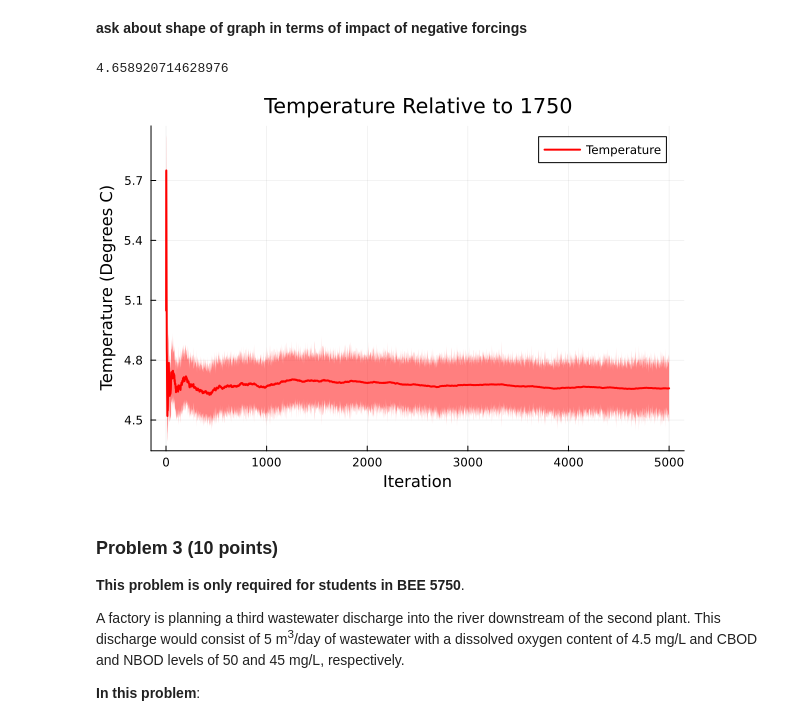
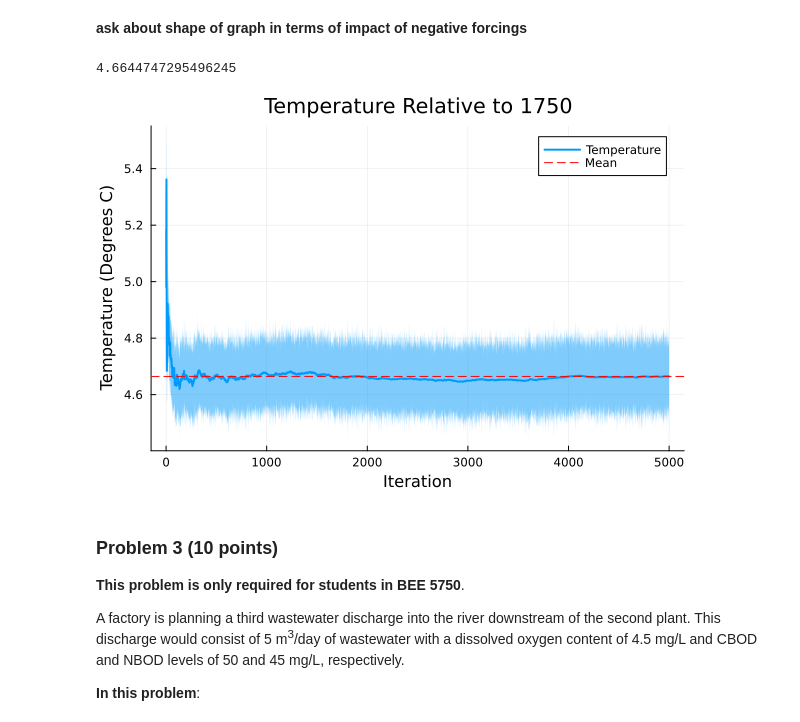
Before and after one commit to BEE4750-FA24/hw3-last-three-braincells, a Jupyter notebook: hw03.ipynb, the cells around one changed output. Cells and saved outputs as stored; diff of their text form; code cells hidden in the pictures.

Commit message:
added mean to last graph

```diff
--- a/hw03.ipynb
+++ b/hw03.ipynb
@@ -397,43 +397,44 @@ plot(t, T_vec, label="Temperature", xlabel = "Year", ylabel = "Temperature (Degr
 # %% [markdown]
 **ask about shape of graph in terms of impact of negative forcings**
 # %%
-function MC_simulate_T(F, delta_t, C, n, forcing_total)
+function MC_simulate_T(delta_t, C, n, forcing_total)
     T_vec = zeros(length(forcing_total))
     T_2100 = zeros(n)
     lambda_dist = LogNormal(log(2.1),(log(2)/4))
     st_dev = zeros(length(forcing_total))
     st_dev[1] = 0
     st_dev_2100 = zeros(n)
     for k = 1:n
         lambda_sample = rand(lambda_dist)
         for i = 2:length(forcing_total)
             F = forcing_total[i]
             T_vec[i] = T_vec[i-1] + (delta_t/C)*(F-lambda_sample*T_vec[i-1])
             st_dev[i] = std(T_vec[1:i]) / sqrt(i)
         end
         T_2100[k] = T_vec[2100-1750]
         st_dev_2100[k] = st_dev[2100-1750]
     end
     return(T_2100,st_dev_2100)
 end
 
-F = 8.5 #radiative forcings
 n = 5_000
 
-T_2100, st_dev_2100 = MC_simulate_T(F, delta_t, C, n, forcing_total)
+T_2100, st_dev_2100 = MC_simulate_T(delta_t, C, n, forcing_total)
 
 T_run_est = cumsum(T_2100)./(1:n)
 n_vec = collect(1:n)
 
 MCTemp2100 = mean(T_2100)
 #st_dev = std(T_run_est)
 display(MCTemp2100)
 
 plot(n_vec, T_run_est, label="Temperature", xlabel = "Iteration", ylabel = "Temperature (Degrees C)",
-        title = "Temperature Relative to 1750" , color=:red, linewidth=2, ribbon=1.96*st_dev_2100)
+        title = "Temperature Relative to 1750", linewidth=2, ribbon=1.96*st_dev_2100)
+
+hline!([MCTemp2100], color="red", linestyle=:dash, label = "Mean")
 # %% [output]
-4.658920714628976
+4.6644747295496245
-[figure, old version]
+[figure, new version]
 # %% [markdown]
 ### Problem 3 (10 points)
 
```
